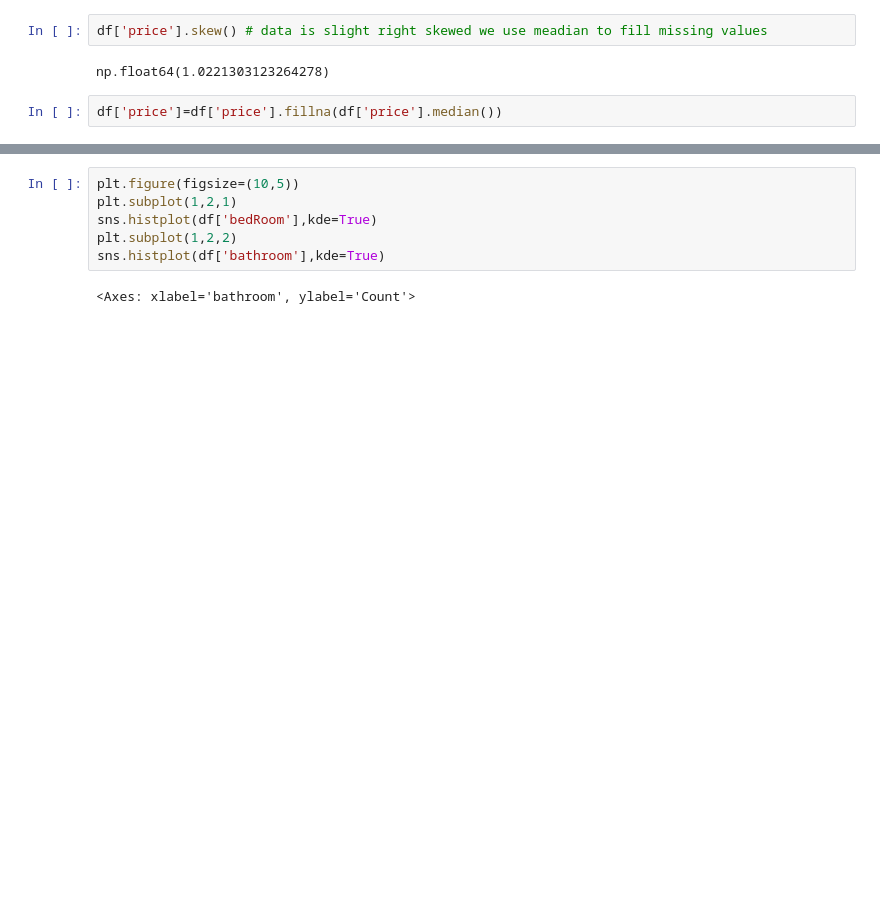
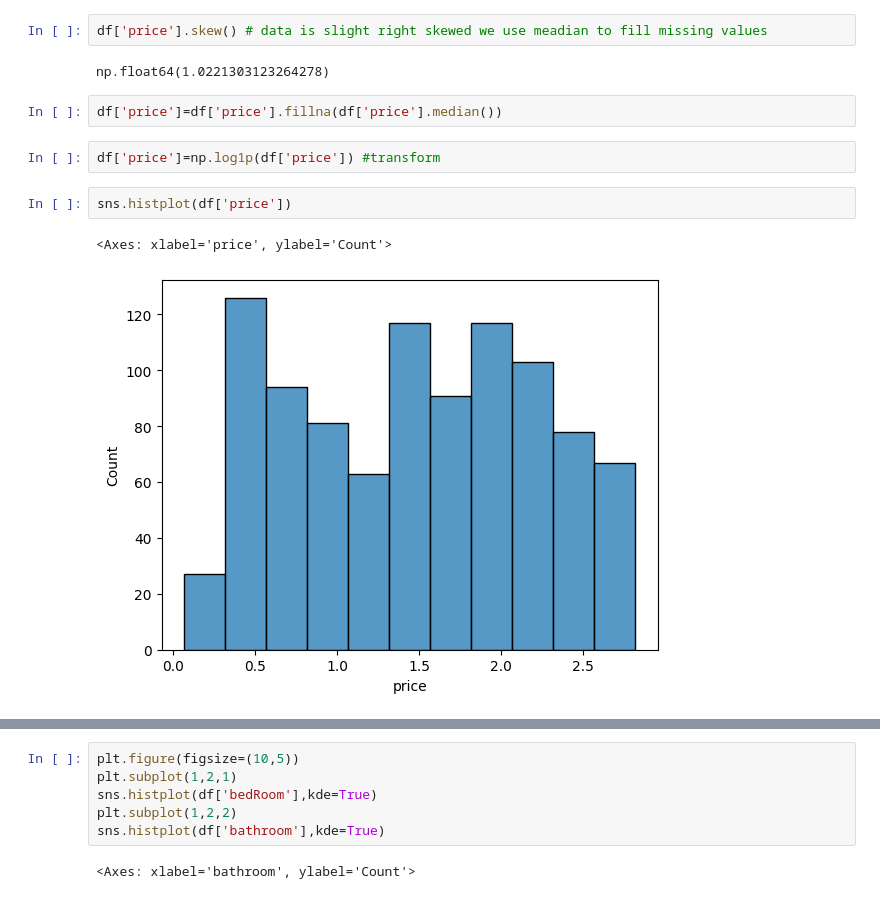
Before and after one commit to PremKarhale/Machine-learning, a Jupyter notebook: Projects/MegaProject1.ipynb, the cells around one changed output, grey strips where cells are left out. Saved outputs shown, nothing was run; the diff lists cells and outputs as text; blank space fills up the shorter version.

```diff
--- a/Projects/MegaProject1.ipynb
+++ b/Projects/MegaProject1.ipynb
@@ -1533,6 +1586,13 @@ df['price'].skew() # data is slight right skewed we use meadian to fill missing
 np.float64(1.0221303123264278)
 # %%
 df['price']=df['price'].fillna(df['price'].median())
+# %%
+df['price']=np.log1p(df['price']) #transform
+# %%
+sns.histplot(df['price'])
+# %% [output]
+<Axes: xlabel='price', ylabel='Count'>
+[figure, added]
 # %%
 df.isnull().sum()
 # %% [output]
```
Also changed, not shown: parts of 48 cells of this notebook.
